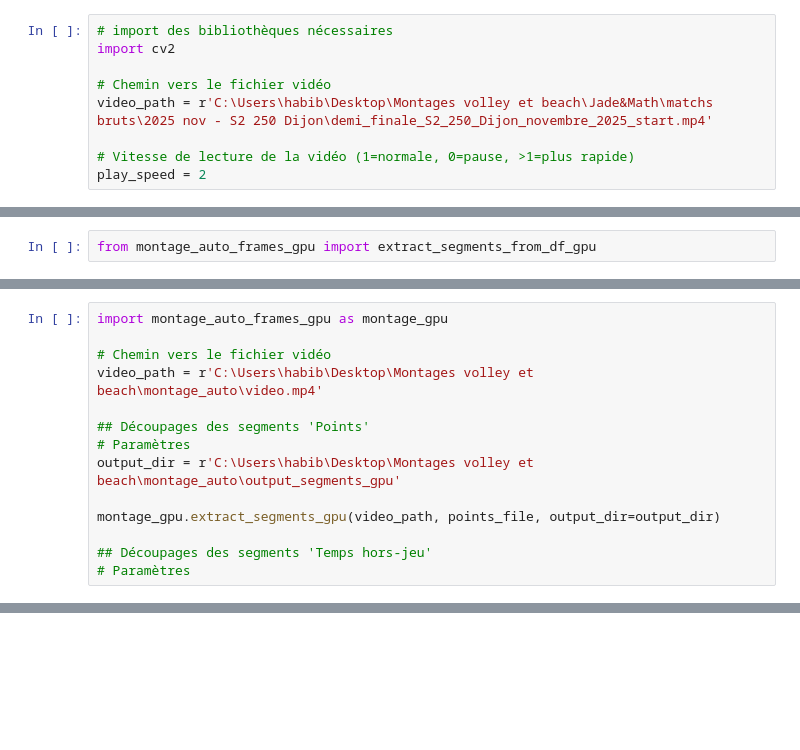
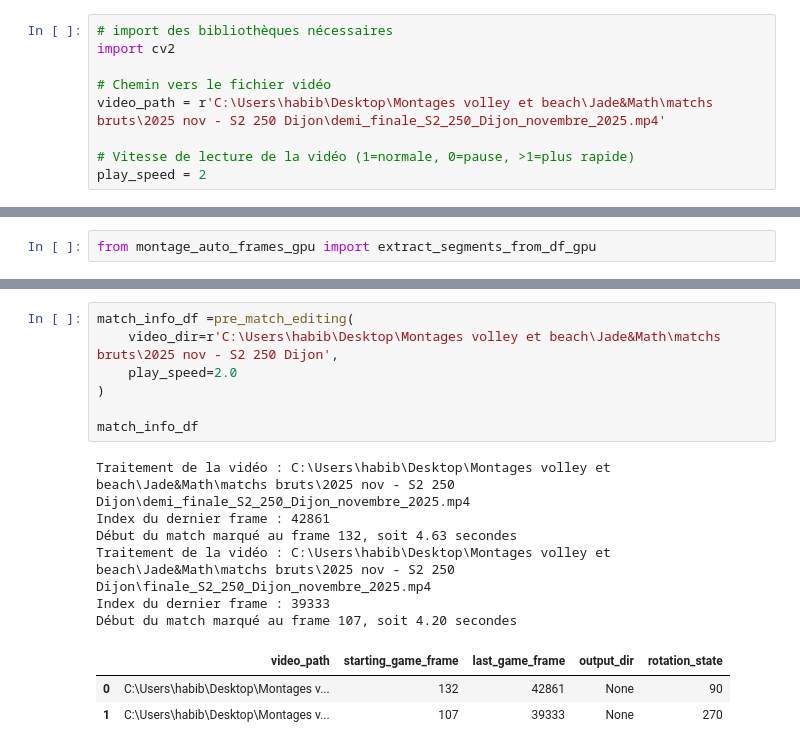
Before and after one commit to AlexisDardelet/DataBeach, a Jupyter notebook: test_codage_montage.ipynb, the cells around one changed output, grey strips where cells are left out. Cells and saved outputs as stored; diff of their text form; blank space fills up the shorter version.

```diff
--- a/test_codage_montage.ipynb
+++ b/test_codage_montage.ipynb
@@ -3,7 +3,7 @@
 import cv2
 
 # Chemin vers le fichier vidéo
-video_path = r'C:\Users\habib\Desktop\Montages volley et beach\Jade&Math\matchs bruts\2025 nov - S2 250 Dijon\demi_finale_S2_250_Dijon_novembre_2025_start.mp4'
+video_path = r'C:\Users\habib\Desktop\Montages volley et beach\Jade&Math\matchs bruts\2025 nov - S2 250 Dijon\demi_finale_S2_250_Dijon_novembre_2025.mp4'
 
 # Vitesse de lecture de la vidéo (1=normale, 0=pause, >1=plus rapide)
 play_speed = 2
@@ -426,14 +382,0 @@ extract_segments_from_df_gpu(
-# %%
-import montage_auto_frames_gpu as montage_gpu
-
-# Chemin vers le fichier vidéo
-video_path = r'C:\Users\habib\Desktop\Montages volley et beach\montage_auto\video.mp4'
-
-## Découpages des segments 'Points'
-# Paramètres
-output_dir = r'C:\Users\habib\Desktop\Montages volley et beach\montage_auto\output_segments_gpu'
-
-montage_gpu.extract_segments_gpu(video_path, points_file, output_dir=output_dir)
-
-## Découpages des segments 'Temps hors-jeu'
-# Paramètres
@@ -458,0 +609,17 @@ True
+# %%
+match_info_df =pre_match_editing(
+    video_dir=r'C:\Users\habib\Desktop\Montages volley et beach\Jade&Math\matchs bruts\2025 nov - S2 250 Dijon',
+    play_speed=2.0
+)
+
+match_info_df
+# %% [output]
+Traitement de la vidéo : C:\Users\habib\Desktop\Montages volley et beach\Jade&Math\matchs bruts\2025 nov - S2 250 Dijon\demi_finale_S2_250_Dijon_novembre_2025.mp4
+Index du dernier frame : 42861
+Début du match marqué au frame 132, soit 4.63 secondes
+Traitement de la vidéo : C:\Users\habib\Desktop\Montages volley et beach\Jade&Math\matchs bruts\2025 nov - S2 250 Dijon\finale_S2_250_Dijon_novembre_2025.mp4
+Index du dernier frame : 39333
+Début du match marqué au frame 107, soit 4.20 secondes
+|  | video_path | starting_game_frame | last_game_frame | output_dir | rotation_state |
+| 0 | C:\Users\habib\Desktop\Montages v... | 132 | 42861 | None | 90 |
+| 1 | C:\Users\habib\Desktop\Montages v... | 107 | 39333 | None | 270 |
```
Also changed, not shown: parts of 13 cells of this notebook, 5 other files.
